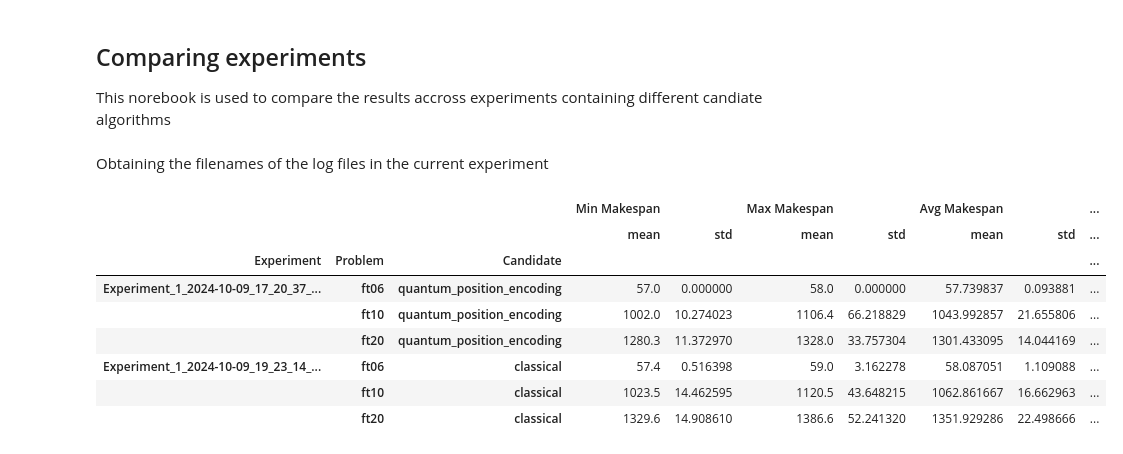
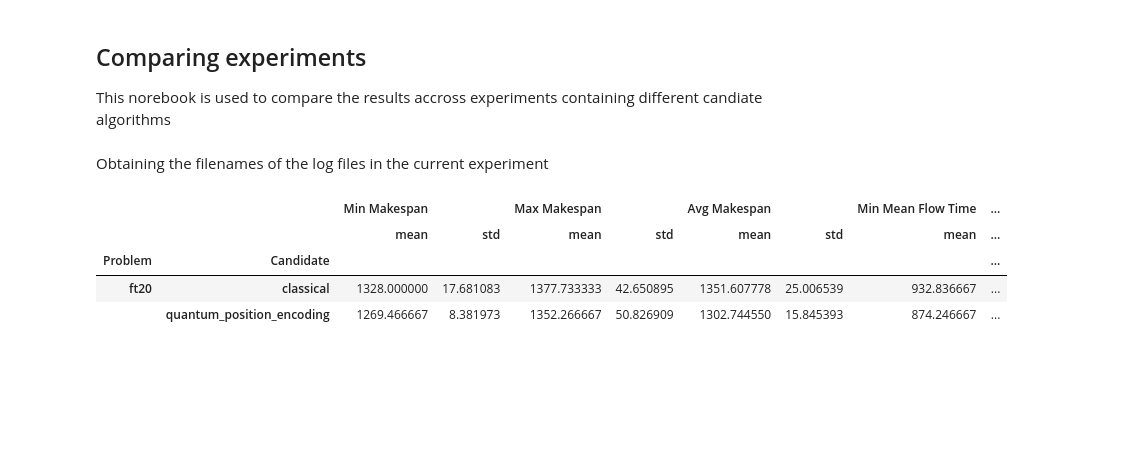
Before and after one commit to B-Moritz/QGA_JSSP, a Jupyter notebook: alg/NSGA_II/experiment_comparison.ipynb, the cells around one changed output. Drawn from its saved outputs; the diff is of its cells as text; code cells hidden in the pictures; blank space fills up the shorter version.

```diff
--- a/alg/NSGA_II/experiment_comparison.ipynb
+++ b/alg/NSGA_II/experiment_comparison.ipynb
@@ -16,7 +16,10 @@ import matplotlib.pyplot as plt
 import seaborn as sns
 
 log_base = "..\\..\\logdata\\"
-experiment_folders = ["Experiment_1_2024-10-09_17_20_37_666716", "Experiment_1_2024-10-09_19_23_14_435359"]
+base_folder_name = "Experiment_1_2024-10-15_"
+#method_names = ["base", "classical", "qpe_restricted", "qpe"]
+method_names = ["classical_p_150", "classical_p_200", "classical_p_250", "qpe_p_150", "qpe_p_200", "qpe_p_250"]
+experiment_folders = [base_folder_name + f for f in method_names]
 # %% [markdown]
 Obtaining the filenames of the log files in the current experiment
 # %%
@@ -37,15 +40,11 @@ for experiment_folder in experiment_folders:
 
 comp_df = pd.concat(df_list)
 # %%
-plot_df = comp_df.groupby(["Experiment", "Problem", "Candidate"]).agg({col_name : {"mean", "std"} for col_name in comp_df.columns[5:-1]})
+plot_df = comp_df.groupby(["Problem", "Candidate"]).agg({col_name : {"mean", "std"} for col_name in comp_df.columns[5:-1]})
 plot_df
 # %% [output]
-|  |  |  | Min Makespan |  | Max Makespan |  | Avg Makespan |  | ... |
-|  |  |  | mean | std | mean | std | mean | std | ... |
-| Experiment | Problem | Candidate |  |  |  |  |  |  | ... |
-| Experiment_1_2024-10-09_17_20_37_... | ft06 | quantum_position_encoding | 57.0 | 0.000000 | 58.0 | 0.000000 | 57.739837 | 0.093881 | ... |
-|  | ft10 | quantum_position_encoding | 1002.0 | 10.274023 | 1106.4 | 66.218829 | 1043.992857 | 21.655806 | ... |
-|  | ft20 | quantum_position_encoding | 1280.3 | 11.372970 | 1328.0 | 33.757304 | 1301.433095 | 14.044169 | ... |
-| Experiment_1_2024-10-09_19_23_14_... | ft06 | classical | 57.4 | 0.516398 | 59.0 | 3.162278 | 58.087051 | 1.109088 | ... |
-|  | ft10 | classical | 1023.5 | 14.462595 | 1120.5 | 43.648215 | 1062.861667 | 16.662963 | ... |
-|  | ft20 | classical | 1329.6 | 14.908610 | 1386.6 | 52.241320 | 1351.929286 | 22.498666 | ... |
+|  |  | Min Makespan |  | Max Makespan |  | Avg Makespan |  | Min Mean Flow Time | ... |
+|  |  | mean | std | mean | std | mean | std | mean | ... |
+| Problem | Candidate |  |  |  |  |  |  |  | ... |
+| ft20 | classical | 1328.000000 | 17.681083 | 1377.733333 | 42.650895 | 1351.607778 | 25.006539 | 932.836667 | ... |
+|  | quantum_position_encoding | 1269.466667 | 8.381973 | 1352.266667 | 50.826909 | 1302.744550 | 15.845393 | 874.246667 | ... |
```
Also changed, not shown: parts of 3 cells of this notebook, 7 other files.
